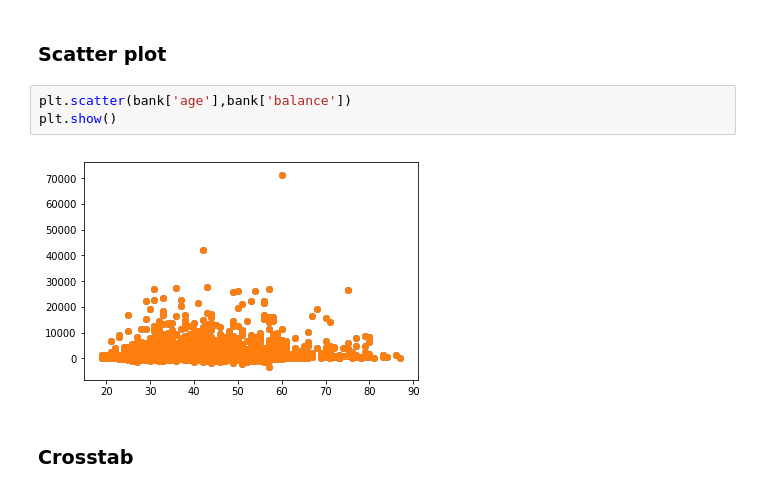
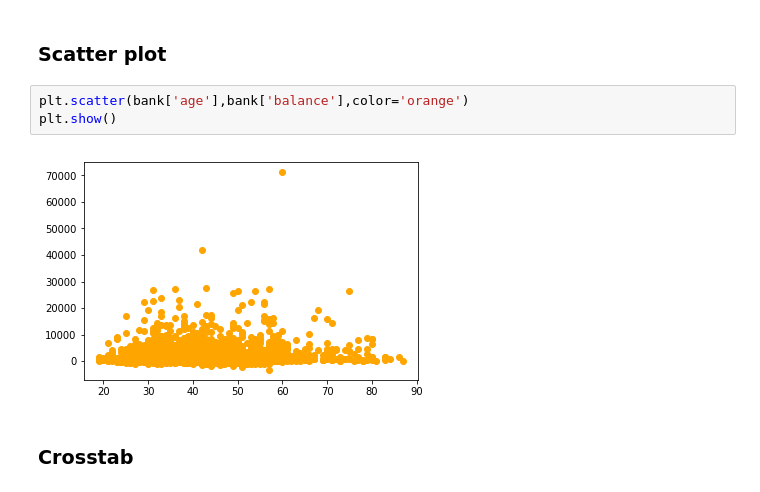
Before and after one commit to Nishant2415/Machine-Learning, a Jupyter notebook: Assignment/Assignment16Jan2020.ipynb, the cells around one changed output. Drawn from its saved outputs; the diff is of its cells as text.

Commit message:
Assignment Bank completed

```diff
--- a/Assignment/Assignment16Jan2020.ipynb
+++ b/Assignment/Assignment16Jan2020.ipynb
@@ -103,10 +125,10 @@ plt.show()
 # %% [markdown]
 ### Scatter plot
 # %%
-plt.scatter(bank['age'],bank['balance'])
+plt.scatter(bank['age'],bank['balance'],color='orange')
 plt.show()
 # %% [output]
-[figure, old version]
+[figure, new version]
 # %% [markdown]
 ### Crosstab
 # %%
```
Also changed, not shown: parts of 2 cells of this notebook.
